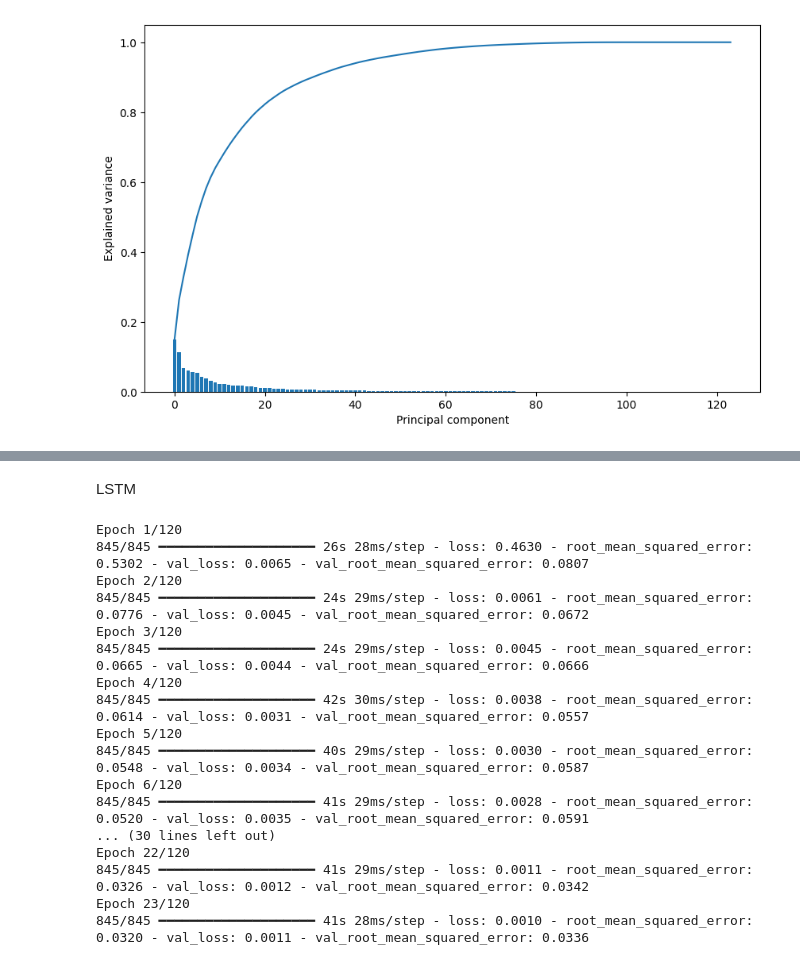
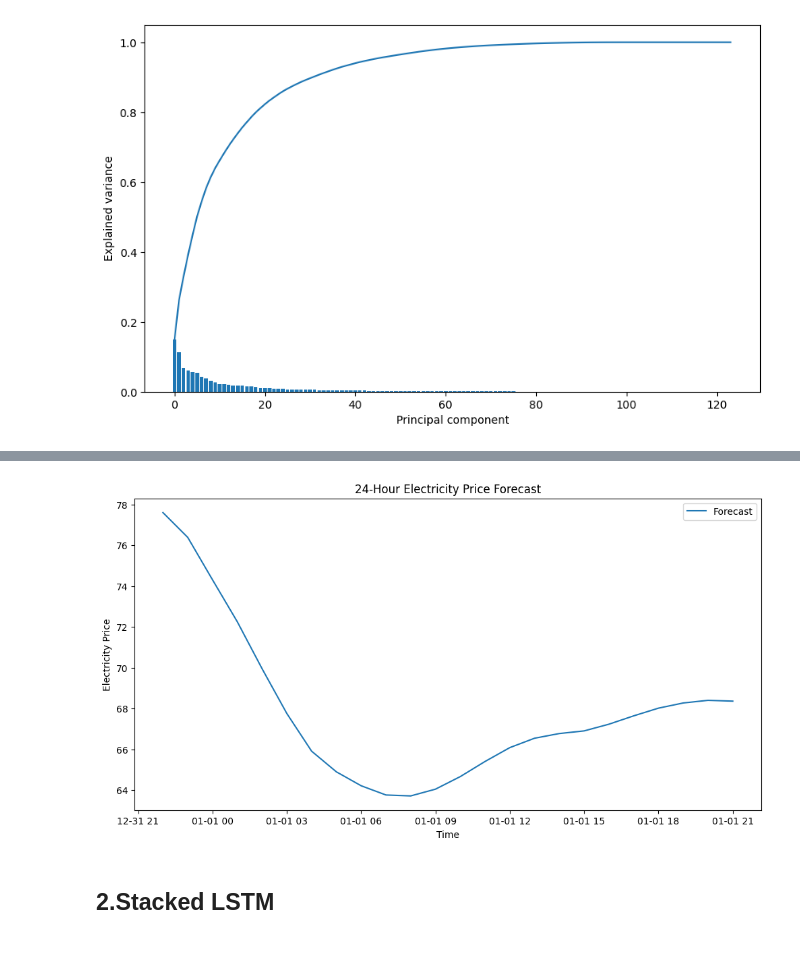
Before and after one commit to chaitanya-949/forecasting-electricity-prices, a Jupyter notebook: assignment.ipynb, the cells around one changed output, grey strips where cells are left out. Drawn from its saved outputs; the diff is of its cells as text; code cells hidden in the pictures.

```diff
--- a/assignment.ipynb
+++ b/assignment.ipynb
@@ -615,0 +569,10 @@ def plot_model_rmse_and_loss(history):
+# %%
+# Combine the PCA-reduced features and the normalized target variable into a single dataset.
+dataset_norm = np.concatenate((X_pca, y_norm), axis=1)  # Concatenate the PCA features and the normalized target along the columns.
+
+# Define parameters for the time series data preparation.
+past_history = 24  # The number of past timesteps to consider for each input sequence.
+future_target = 1  # The number of future timesteps to predict. Here, it is set to 0, indicating we want the immediate next value.
+
+# Calculate the index for the end of the test dataset based on the length of the normalized target.
+test_end_idx = len(y_norm) - past_history - future_target  # This ensures enough data for creating input sequences.
@@ -615,0 +650,37 @@ def plot_model_rmse_and_loss(history):
+# %%
+
+
+# Get the last  hours of data from the test set
+last_hours = x_test_multi[-100:]
+
+# Create an empty list to store the forecasted values
+forecasted_values = []
+
+# Loop through the next 24 hours
+for i in range(24):
+  # Predict the next hour's value
+  next_hour_prediction = model.predict(last_hours)
+
+  # Append the prediction to the forecasted values list
+  forecasted_values.append(next_hour_prediction[0][0])
+
+  # Update the last 24 hours with the new prediction
+  last_hours = np.roll(last_hours, -1, axis=1)
+  last_hours[0][-1] = next_hour_prediction[0]
+
+
+# Inverse transform the forecasted values
+forecasted_values = scaler_y.inverse_transform(np.array(forecasted_values).reshape(-1, 1))
+
+# Create a time series for the next 24 hours
+forecast_time_series = pd.date_range(start=df_final.index[-1], periods=24, freq='H')
+
+# Plot the forecasted values
+plt.figure(figsize=(12, 6))
+plt.plot(forecast_time_series, forecasted_values, label='Forecast')
+plt.xlabel('Time')
+plt.ylabel('Electricity Price')
+plt.title('24-Hour Electricity Price Forecast')
+plt.legend()
+plt.show()
+# %% [output]
@@ -616,2 +704,3 @@ def plot_model_rmse_and_loss(history):
+[figure, added]
 # %% [markdown]
- LSTM
+## 2.Stacked LSTM
@@ -646,23 +706,0 @@ multivariate_lstm.compile(loss=loss,  # Replace 'loss' with your loss function
-# %%
-history = multivariate_lstm.fit(train, epochs=120,
-                                validation_data=validation,
-                                callbacks=[early_stopping,
-                                           model_checkpoint])
-# %% [output]
-Epoch 1/120
-845/845 ━━━━━━━━━━━━━━━━━━━━ 26s 28ms/step - loss: 0.4630 - root_mean_squared_error: 0.5302 - val_loss: 0.0065 - val_root_mean_squared_error: 0.0807
-Epoch 2/120
-845/845 ━━━━━━━━━━━━━━━━━━━━ 24s 29ms/step - loss: 0.0061 - root_mean_squared_error: 0.0776 - val_loss: 0.0045 - val_root_mean_squared_error: 0.0672
-Epoch 3/120
-845/845 ━━━━━━━━━━━━━━━━━━━━ 24s 29ms/step - loss: 0.0045 - root_mean_squared_error: 0.0665 - val_loss: 0.0044 - val_root_mean_squared_error: 0.0666
-Epoch 4/120
-845/845 ━━━━━━━━━━━━━━━━━━━━ 42s 30ms/step - loss: 0.0038 - root_mean_squared_error: 0.0614 - val_loss: 0.0031 - val_root_mean_squared_error: 0.0557
-Epoch 5/120
-845/845 ━━━━━━━━━━━━━━━━━━━━ 40s 29ms/step - loss: 0.0030 - root_mean_squared_error: 0.0548 - val_loss: 0.0034 - val_root_mean_squared_error: 0.0587
-Epoch 6/120
-845/845 ━━━━━━━━━━━━━━━━━━━━ 41s 29ms/step - loss: 0.0028 - root_mean_squared_error: 0.0520 - val_loss: 0.0035 - val_root_mean_squared_error: 0.0591
-... (30 lines left out)
-Epoch 22/120
-845/845 ━━━━━━━━━━━━━━━━━━━━ 41s 29ms/step - loss: 0.0011 - root_mean_squared_error: 0.0326 - val_loss: 0.0012 - val_root_mean_squared_error: 0.0342
-Epoch 23/120
-845/845 ━━━━━━━━━━━━━━━━━━━━ 41s 28ms/step - loss: 0.0010 - root_mean_squared_error: 0.0320 - val_loss: 0.0011 - val_root_mean_squared_error: 0.0336
```
Also changed, not shown: parts of 62 cells of this notebook.
